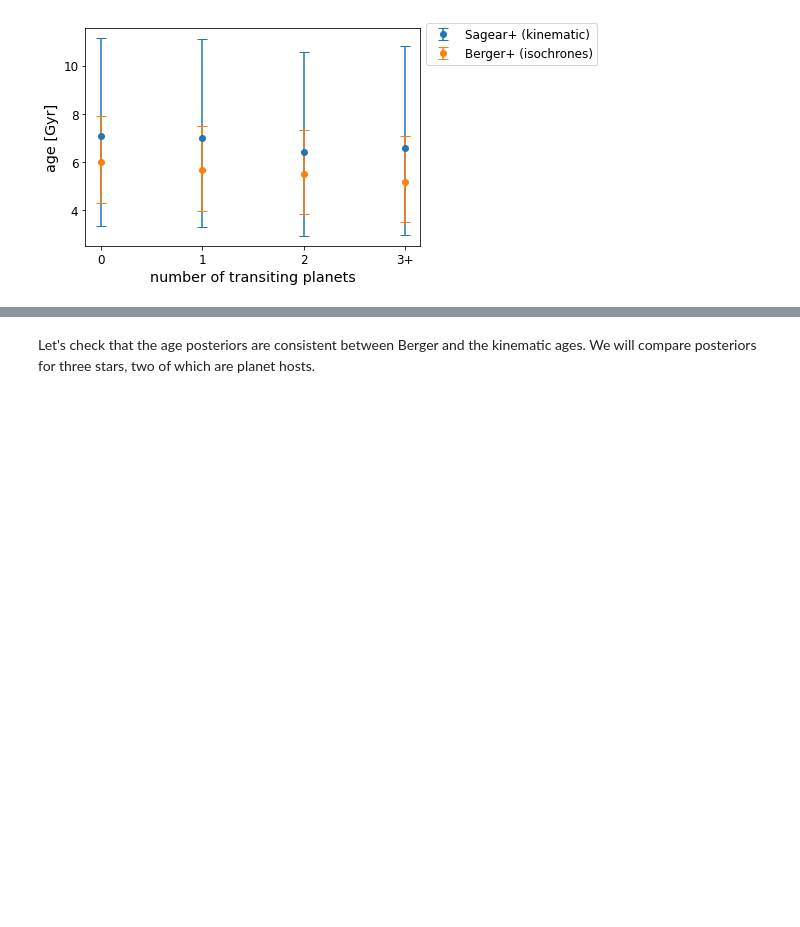
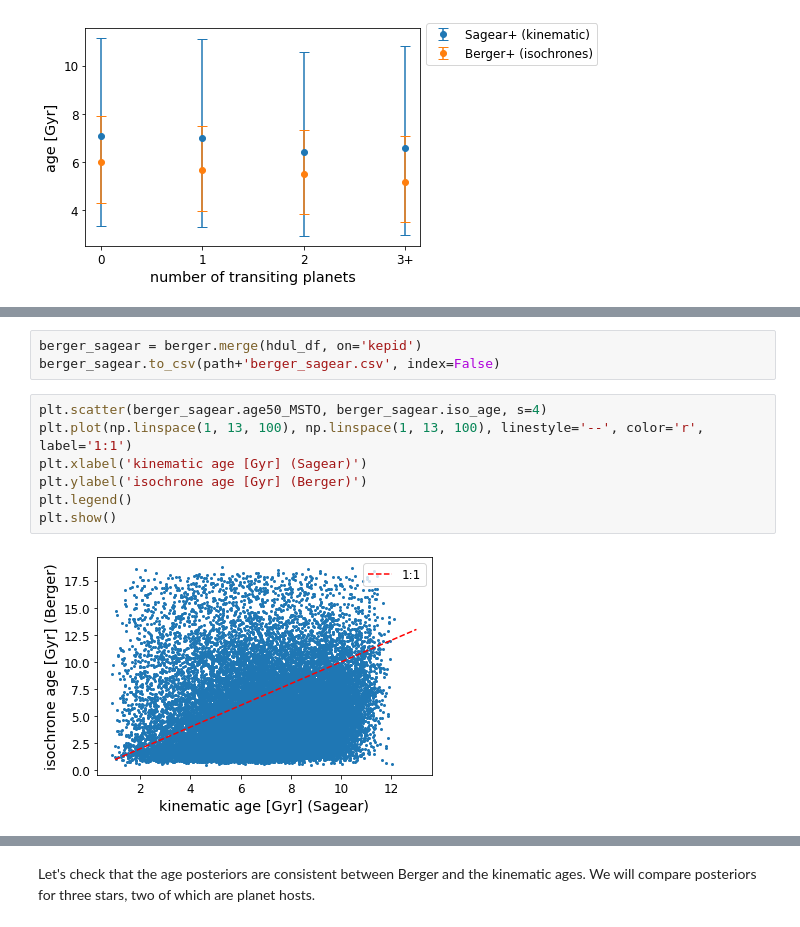
Before and after one commit to exoclam/mastrangelo, a Jupyter notebook: notebooks/analyze.ipynb, the cells around one changed output, grey strips where cells are left out. Drawn from its saved outputs; the diff is of its cells as text; blank space fills up the shorter version.

```diff
--- a/notebooks/analyze.ipynb
+++ b/notebooks/analyze.ipynb
@@ -1228,0 +1293,12 @@ plt.show()
+# %%
+berger_sagear = berger.merge(hdul_df, on='kepid')
+berger_sagear.to_csv(path+'berger_sagear.csv', index=False)
+# %%
+plt.scatter(berger_sagear.age50_MSTO, berger_sagear.iso_age, s=4)
+plt.plot(np.linspace(1, 13, 100), np.linspace(1, 13, 100), linestyle='--', color='r', label='1:1')
+plt.xlabel('kinematic age [Gyr] (Sagear)')
+plt.ylabel('isochrone age [Gyr] (Berger)')
+plt.legend()
+plt.show()
+# %% [output]
+[figure, added]
```
Also changed, not shown: parts of 14 cells of this notebook, 2 other files.
